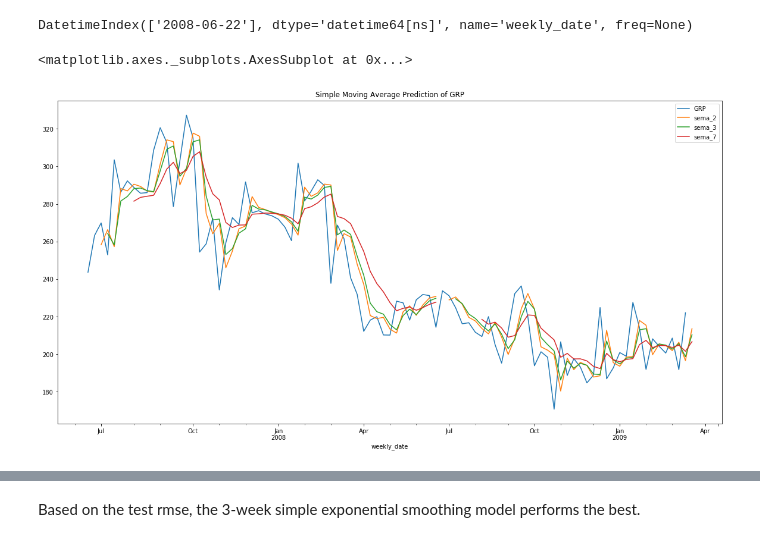
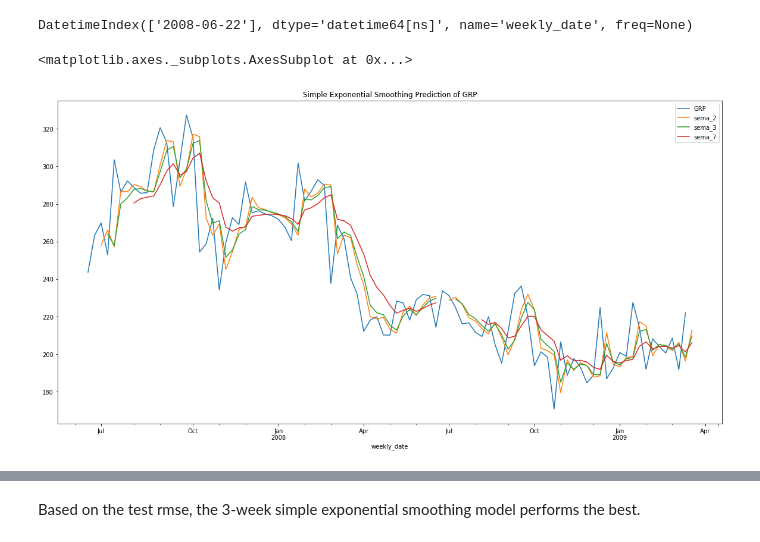
Before and after one commit to tkokkeng/KE5108-TVChannelRatings, a Jupyter notebook: movingAverage.ipynb, the cells around one changed output, grey strips where cells are left out. Saved outputs shown, nothing was run; the diff lists cells and outputs as text; code cells hidden in the pictures.

Commit message:
updated analysis of residuals
updated :
- Box-cox transformation to use StatsModels
- distribution of residuals
- ACF, PACF plots
- Ljung-Box Test
- MAPE

```diff
--- a/movingAverage.ipynb
+++ b/movingAverage.ipynb
@@ -63,10 +69,11 @@ memory usage: 1.2+ KB
 # %% [markdown]
 ## Simple Moving Average Smoothing
 # %%
-train_ts_df['ma_1'] = train_ts_df['GRP'].rolling(1).mean()
-train_ts_df['ma_2'] = train_ts_df['GRP'].rolling(2).mean()
-train_ts_df['ma_3'] = train_ts_df['GRP'].rolling(3).mean()
-train_ts_df['ma_5'] = train_ts_df['GRP'].rolling(5).mean()
-train_ts_df['ma_7'] = train_ts_df['GRP'].rolling(7).mean()
+BOXCOX_LAMBDA = -0.5677106
+train_ts_df['ma_1'] = inv_boxcox(train_ts_df['GRP_boxcox'].rolling(1).mean(), BOXCOX_LAMBDA)
+train_ts_df['ma_2'] = inv_boxcox(train_ts_df['GRP_boxcox'].rolling(2).mean(), BOXCOX_LAMBDA)
+train_ts_df['ma_3'] = inv_boxcox(train_ts_df['GRP_boxcox'].rolling(3).mean(), BOXCOX_LAMBDA)
+train_ts_df['ma_5'] = inv_boxcox(train_ts_df['GRP_boxcox'].rolling(5).mean(), BOXCOX_LAMBDA)
+train_ts_df['ma_7'] = inv_boxcox(train_ts_df['GRP_boxcox'].rolling(7).mean(), BOXCOX_LAMBDA)
 train_ts_df.head()
 # %% [output]
@@ -319,7 +382,7 @@ test_ts_df = pd.read_csv('data/transformedTestRatings.csv', index_col=0, parse_d
 # %%
-train_ts_df['sema_2'] = pd.ewma(train_ts_df['GRP'], span=2, min_periods=2)
-train_ts_df['sema_3'] = pd.ewma(train_ts_df['GRP'], span=3, min_periods=3)
-train_ts_df['sema_7'] = pd.ewma(train_ts_df['GRP'], span=7, min_periods=7)
+train_ts_df['sema_2'] = inv_boxcox(pd.ewma(train_ts_df['GRP_boxcox'], span=2, min_periods=2), BOXCOX_LAMBDA)
+train_ts_df['sema_3'] = inv_boxcox(pd.ewma(train_ts_df['GRP_boxcox'], span=3, min_periods=3), BOXCOX_LAMBDA)
+train_ts_df['sema_7'] = inv_boxcox(pd.ewma(train_ts_df['GRP_boxcox'], span=7, min_periods=7), BOXCOX_LAMBDA)
 train_ts_df.head()
 # %% [output]
   """Entry point for launching an IPython kernel.
@@ -359,9 +422,9 @@ train_ts_df.head()
 # %% [markdown]
 ### Do the Same for the Test Dataset
 # %%
-test_ts_df['sema_2'] = pd.ewma(test_ts_df['GRP'], span=2, min_periods=2)
-test_ts_df['sema_3'] = pd.ewma(test_ts_df['GRP'], span=3, min_periods=3)
-test_ts_df['sema_7'] = pd.ewma(test_ts_df['GRP'], span=7, min_periods=7)
+test_ts_df['sema_2'] = inv_boxcox(pd.ewma(test_ts_df['GRP_boxcox'], span=2, min_periods=2), BOXCOX_LAMBDA)
+test_ts_df['sema_3'] = inv_boxcox(pd.ewma(test_ts_df['GRP_boxcox'], span=3, min_periods=3), BOXCOX_LAMBDA)
+test_ts_df['sema_7'] = inv_boxcox(pd.ewma(test_ts_df['GRP_boxcox'], span=7, min_periods=7), BOXCOX_LAMBDA)
 test_ts_df.head()
 # %% [output]
   """Entry point for launching an IPython kernel.
@@ -423,8 +488,8 @@ DatetimeIndex(['2008-06-22'], dtype='datetime64[ns]', name='weekly_date', freq=N
 # %%
 test_ts_df.update(train_ts_df)
 train_ts_df.drop(train_ts_df.index.intersection(test_ts_df.index), inplace=True)
 new_ts_df = train_ts_df.append(test_ts_df)
-new_ts_df[['GRP', 'sema_2', 'sema_3', 'sema_7']].plot(figsize=(20, 10), title='Simple Moving Average Prediction of GRP')
+new_ts_df[['GRP', 'sema_2', 'sema_3', 'sema_7']].plot(figsize=(20, 10), title='Simple Exponential Smoothing Prediction of GRP')
 # %% [output]
 <matplotlib.axes._subplots.AxesSubplot at 0x...>
-[figure, old version]
+[figure, new version]
```
Also changed, not shown: parts of 56 cells of this notebook.
